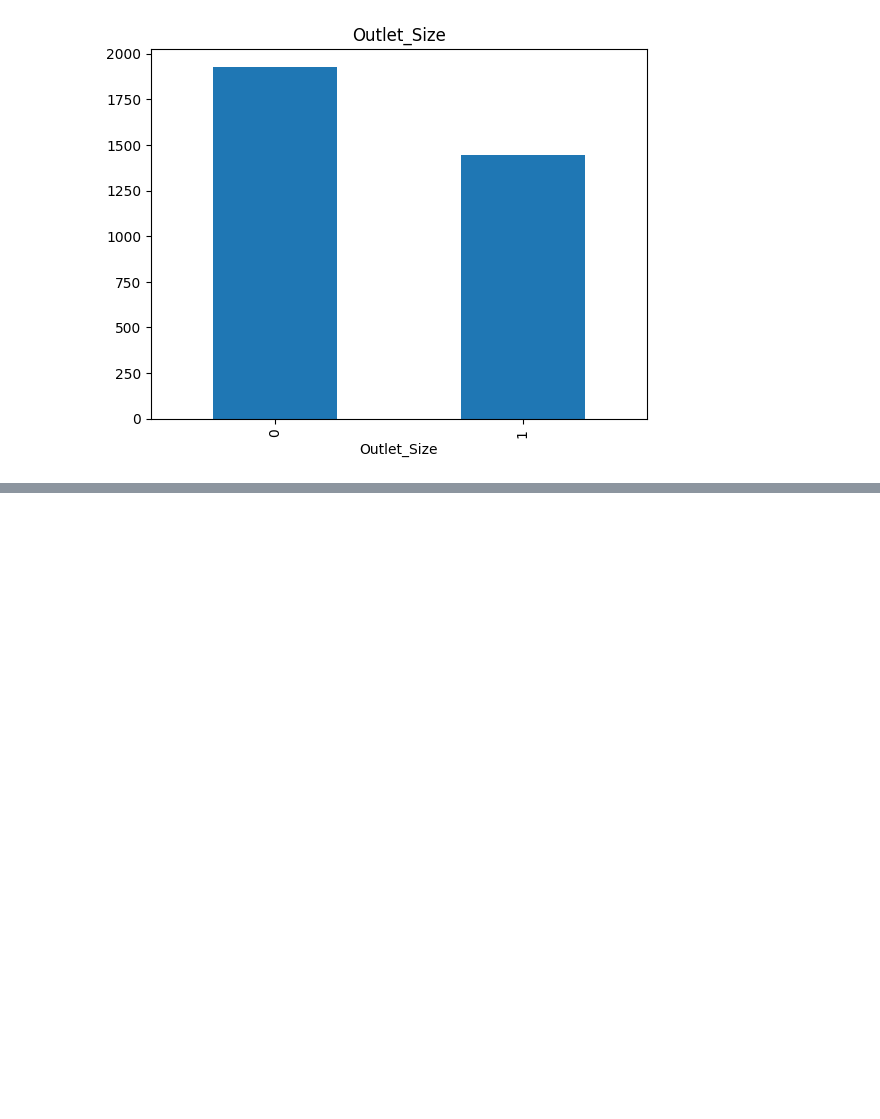
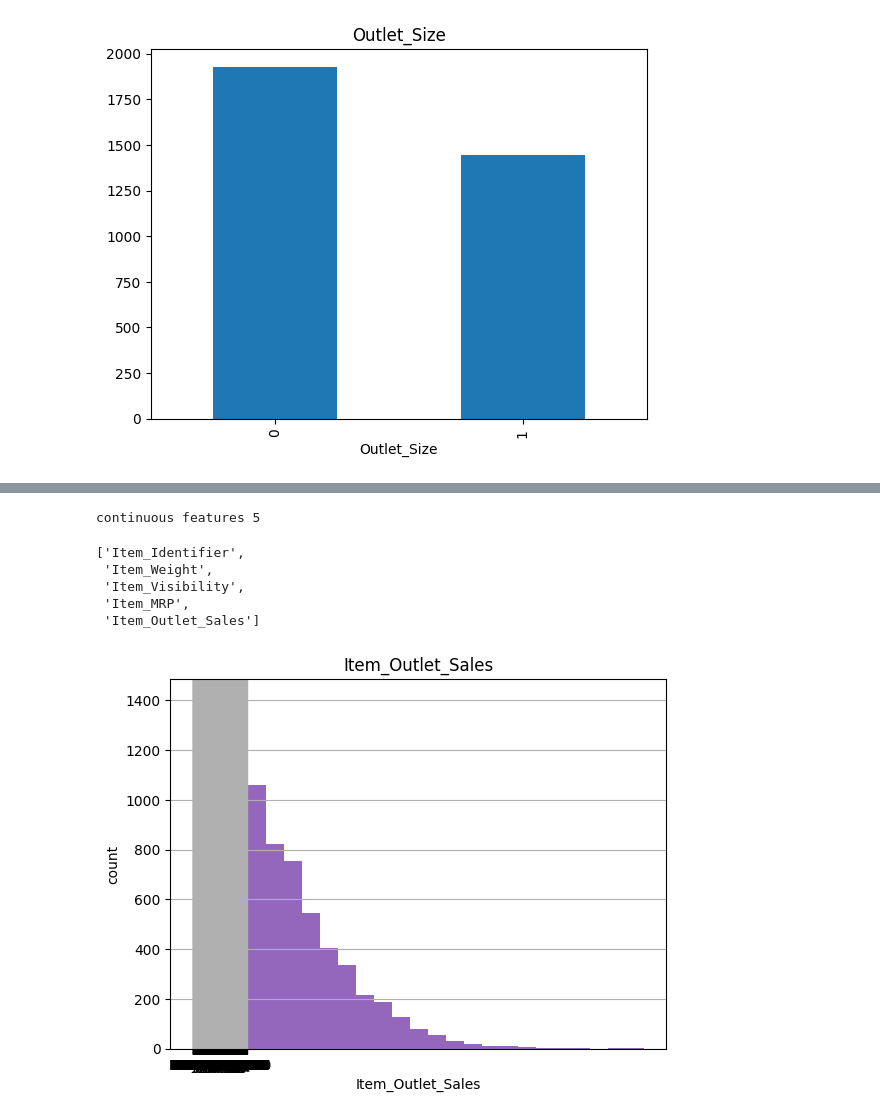
Before and after one commit to MichaelOdons/End-to-End-ML-Project, a Jupyter notebook: research/experiment.ipynb, the cells around one changed output, grey strips where cells are left out. Drawn from its saved outputs; the diff is of its cells as text; code cells hidden in the pictures; blank space fills up the shorter version.

```diff
--- a/research/experiment.ipynb
+++ b/research/experiment.ipynb
@@ -79,0 +144,25 @@ for feature in features_with_na:
+# %%
+#looking for continuous features
+continuous_feature =[feature for feature in numerical_feature if feature not in discrete_feature+year_feature]
+print('continuous features {}'.format(len(continuous_feature)))
+# %% [output]
+continuous features 5
+# %%
+continuous_feature
+# %% [output]
+['Item_Identifier',
+ 'Item_Weight',
+ 'Item_Visibility',
+ 'Item_MRP',
+ 'Item_Outlet_Sales']
+# %%
+# using histogram to display the relationship between them
+for feature in continuous_feature:
+    data = stores.copy()
+    data[feature].hist(bins=25)
+    plt.xlabel(feature)
+    plt.ylabel('count')
+    plt.title(feature)
+    plt.show
+# %% [output]
+[figure, added]
```
Also changed, not shown: parts of 19 cells of this notebook.
